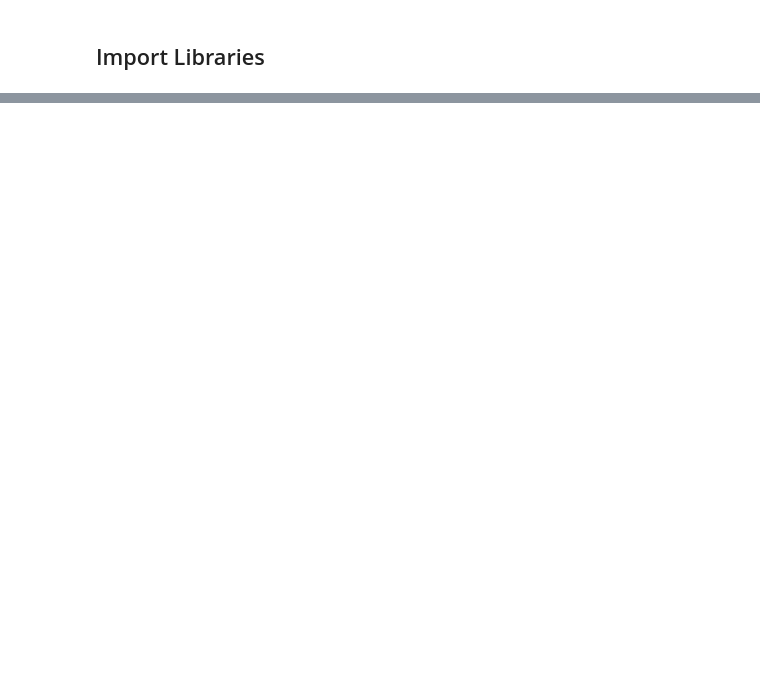
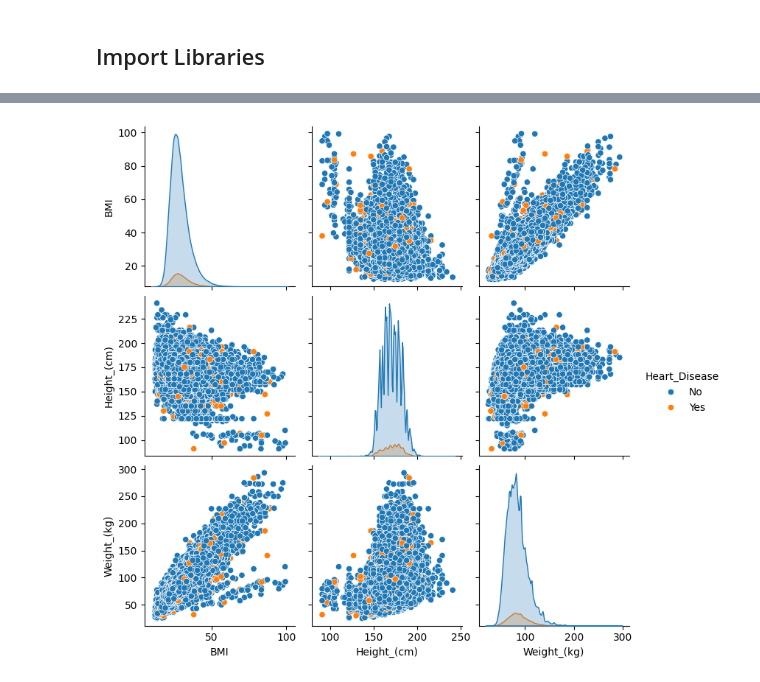
Before and after one commit to sachinchakrawarti/Multi-Factor-Cardiovascular-Risk-Prediction, a Jupyter notebook: models/Model_1 (Logistic Regression)/01_EDA.ipynb, the cells around one changed output, grey strips where cells are left out. Cells and saved outputs as stored; diff of their text form; code cells hidden in the pictures; blank space fills up the shorter version.

```diff
--- a/models/Model_1 (Logistic Regression)/01_EDA.ipynb
+++ b/models/Model_1 (Logistic Regression)/01_EDA.ipynb
@@ -12,0 +150,6 @@ ModuleNotFoundError: No module named 'pandas'
+# %%
+# Pairplot for numerical features vs target
+sns.pairplot(df, vars=['BMI','Height_(cm)','Weight_(kg)'], hue='Heart_Disease')
+plt.show()
+# %% [output]
+[figure, added]
```
Also changed, not shown: parts of 21 cells of this notebook, 3 other files.
